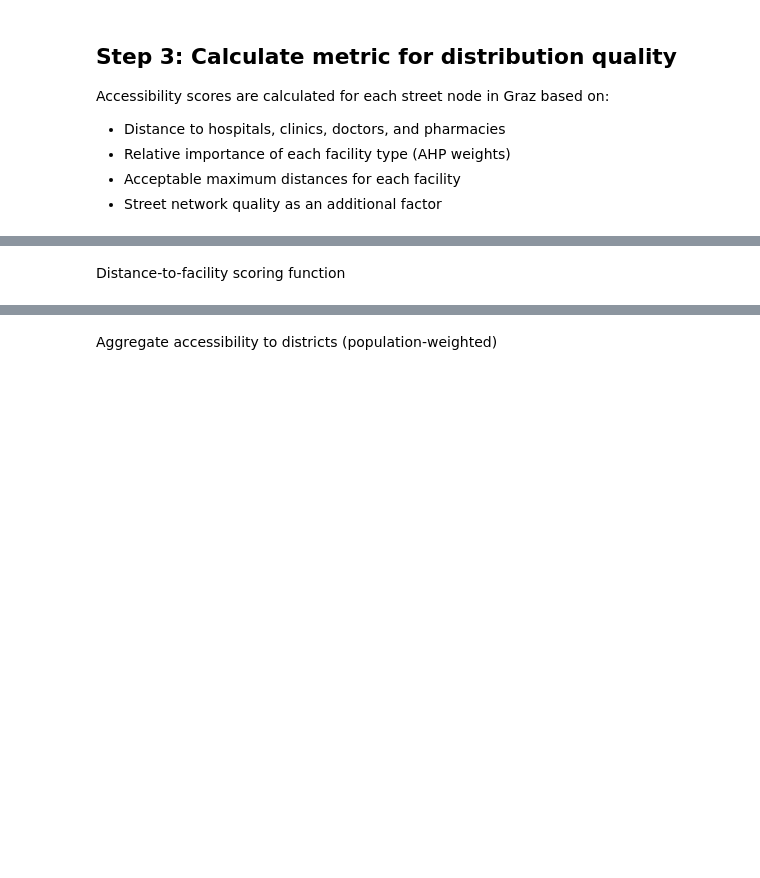
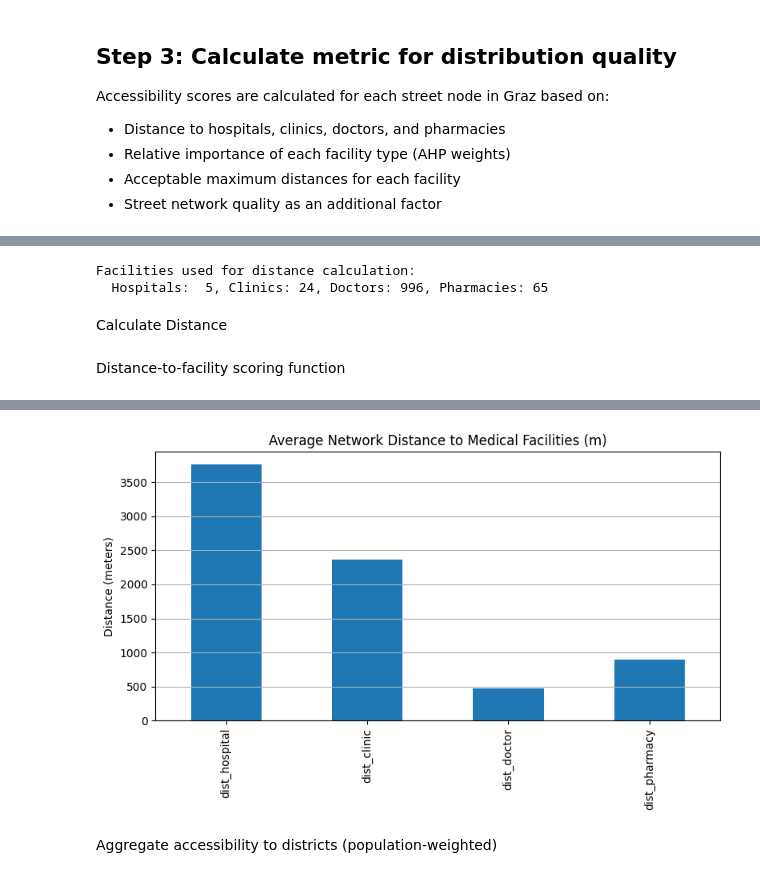
Before and after one commit to j-breitler/GIS_2_Final_G4, a Jupyter notebook: G4_Final_Project.ipynb, the cells around one changed output, grey strips where cells are left out. Saved outputs shown, nothing was run; the diff lists cells and outputs as text; code cells hidden in the pictures; blank space fills up the shorter version.

Commit message:
dijkstra distance calculation

```diff
--- a/G4_Final_Project.ipynb
+++ b/G4_Final_Project.ipynb
@@ -139,7 +154,8 @@ for t in medical['type'].unique():
 # Load street network and residential areas
 print("Loading streets and residential areas...")
 
-street_graph = ox.graph_from_place(PLACE_NAME, network_type='drive')
+street_graph = ox.graph_from_place(PLACE_NAME, network_type='walk')
+
 streets = ox.graph_to_gdfs(street_graph, nodes=False).to_crs(CRS_METRIC)
 streets = streets[streets.is_valid].reset_index(drop=True)
 
@@ -512,7 +606,24 @@ clinics    = medical[medical['type'] == 'Clinic']
 doctors    = medical[medical['type'] == 'Doctor']
 pharmacies = medical[medical['type'] == 'Pharmacy']
 
+# Ensure facilities CRS matches graph CRS
+hospitals  = hospitals.to_crs(street_graph.graph['crs'])
+clinics    = clinics.to_crs(street_graph.graph['crs'])
+doctors    = doctors.to_crs(street_graph.graph['crs'])
+pharmacies = pharmacies.to_crs(street_graph.graph['crs'])
+
+# Snap facilities to nearest network nodes
+hospitals['node']  = ox.distance.nearest_nodes(street_graph, hospitals.geometry.x, hospitals.geometry.y)
+clinics['node']    = ox.distance.nearest_nodes(street_graph, clinics.geometry.x, clinics.geometry.y)
+doctors['node']    = ox.distance.nearest_nodes(street_graph, doctors.geometry.x, doctors.geometry.y)
+pharmacies['node'] = ox.distance.nearest_nodes(street_graph, pharmacies.geometry.x, pharmacies.geometry.y)
+
 print("Facilities used for distance calculation:")
 print(f"  Hospitals:  {len(hospitals)}, Clinics: {len(clinics)}, Doctors: {len(doctors)}, Pharmacies: {len(pharmacies)}")
+# %% [output]
+Facilities used for distance calculation:
+  Hospitals:  5, Clinics: 24, Doctors: 996, Pharmacies: 65
+# %% [markdown]
+Calculate Distance
 # %%
 # Function to compute minimum distance from a node to a set of facilities
@@ -613,20 +754,45 @@ def calculate_accessibility_scores(nodes, hospitals, clinics, doctors, pharmacie
 
     return nodes_dist
 # %%
+# Calculate accessibility scores for all network nodes
 nodes_scores = calculate_accessibility_scores(nodes, hospitals, clinics, doctors, pharmacies)
 
-print("\nDistance stats (m):")
-print(nodes_scores[['dist_hospital', 'dist_clinic', 'dist_doctor', 'dist_pharmacy']].describe())
+# Define distance columns
+dist_cols = ['dist_hospital', 'dist_clinic', 'dist_doctor', 'dist_pharmacy']
+
+# Calculate mean, median, and maximum distances
+summary_dist = nodes_scores[dist_cols].agg(['mean', 'median', 'max']).T
+summary_dist = summary_dist.round(0)  # round to meters
+
+# Print readable distance summary
+print("\nDistance summary to medical facilities (meters):")
+print(summary_dist)
 
 
-# Descriptive statistics for quality control
-print("\nUpdated scores description:")
-print(nodes_scores[[
-    'score_hospital',
-    'score_clinic',
-    'score_doctor',
-    'score_pharmacy',
-    'street_score',
-    'facilities_sum',
-    'access_score'
-]].describe())
+# Define accessibility score columns
+score_cols = ['score_hospital', 'score_clinic', 'score_doctor', 'score_pharmacy', 'access_score']
+
+# Calculate mean, median, and maximum accessibility scores
+summary_scores = nodes_scores[score_cols].agg(['mean', 'median', 'max']).T
+summary_scores = summary_scores.round(3)
+
+# Print readable score summary
+print("\nAccessibility score summary (0 = worst, 1 = best):")
+print(summary_scores)
+
+
+# Print simplified interpretation for thesis/report
+print("\nDistance statistic:")
+for f in ['hospital', 'clinic', 'doctor', 'pharmacy']:
+    mean_d = summary_dist.loc[f'dist_{f}', 'mean']
+    median_d = summary_dist.loc[f'dist_{f}', 'median']
+    print(f"Average distance to nearest {f}: {mean_d:.0f} m (median: {median_d:.0f} m)")
+
+
+# Optional bar plot of average distances
+summary_dist['mean'].plot(kind='bar', figsize=(8,5), title='Average Network Distance to Medical Facilities (m)')
+plt.ylabel("Distance (meters)")
+plt.grid(axis='y')
+plt.tight_layout()
+plt.show()
+# %% [output]
@@ -633,3 +816,4 @@ print(nodes_scores[[
+[figure, added]
 # %% [markdown]
 Aggregate accessibility to districts (population-weighted)
 # %%
```
Also changed, not shown: parts of 31 cells of this notebook.
